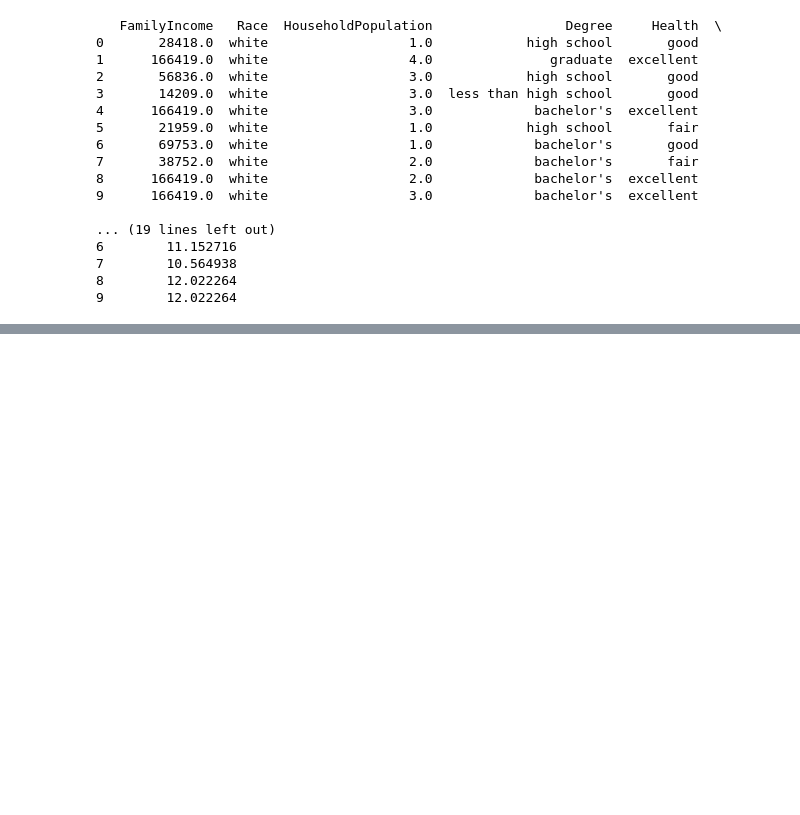
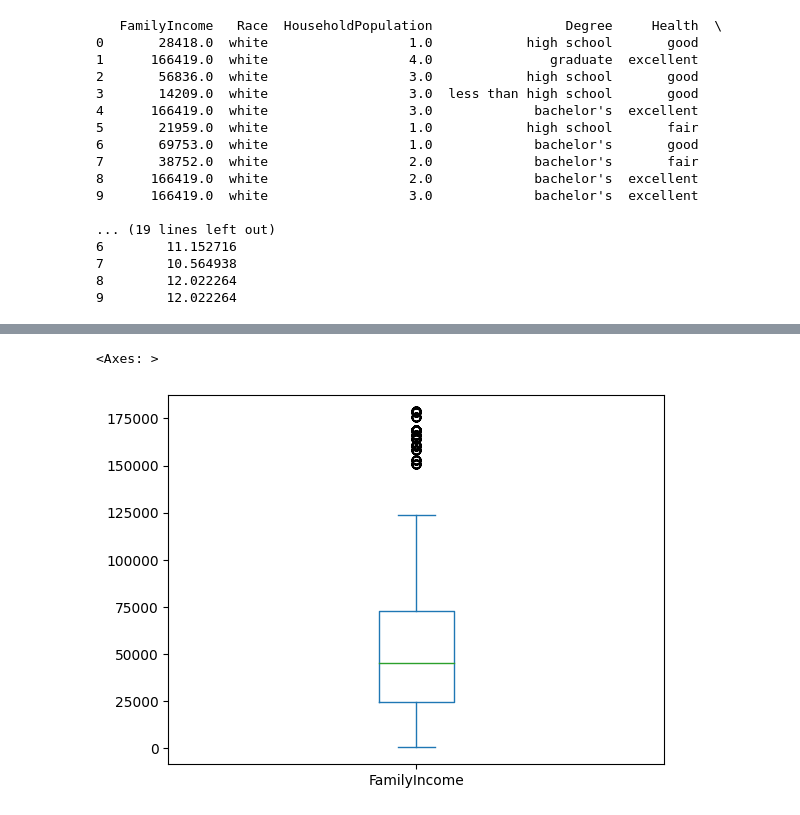
Before and after one commit to DS3001/group7, a Jupyter notebook: Lab1_EDA.ipynb, the cells around one changed output, grey strips where cells are left out. Cells and saved outputs as stored; diff of their text form; code cells hidden in the pictures; blank space fills up the shorter version.

```diff
--- a/Lab1_EDA.ipynb
+++ b/Lab1_EDA.ipynb
@@ -412,0 +672,5 @@ Name: FamilyIncome, dtype: float64
+# %%
+filtered_df['FamilyIncome'].plot.box()
+# %% [output]
+<Axes: >
+[figure, added]
```
Also changed, not shown: parts of 28 cells of this notebook.
